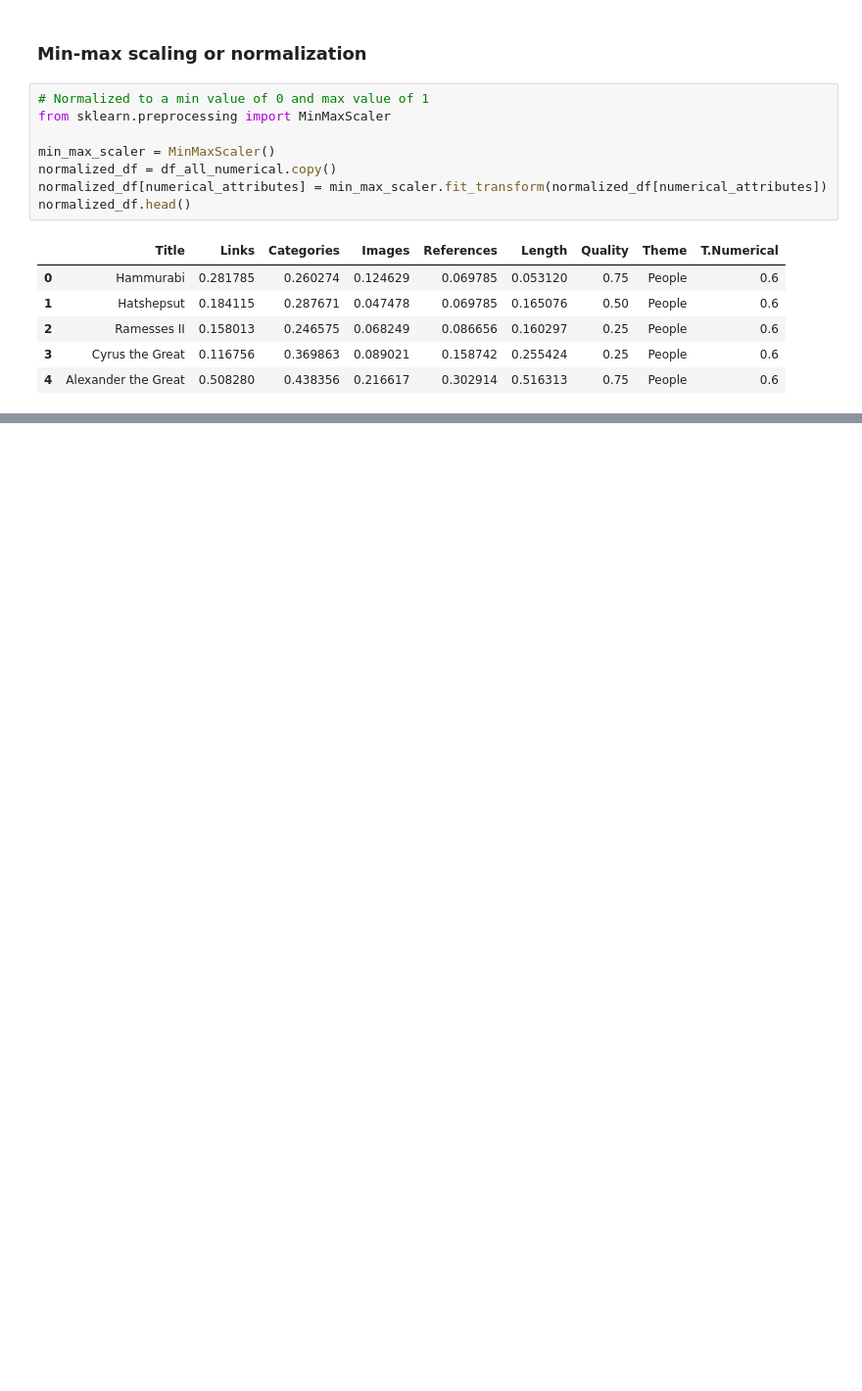
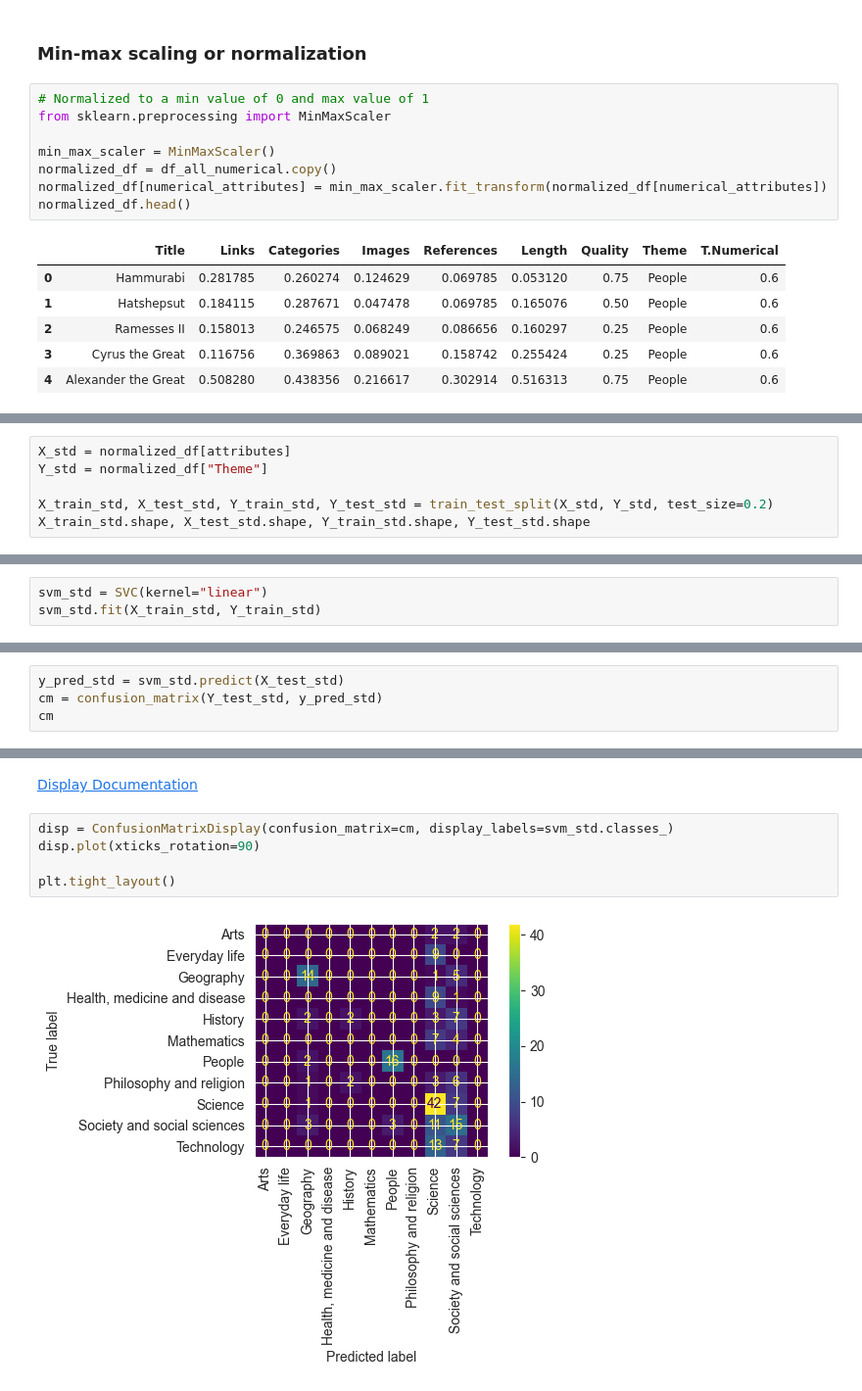
Before and after one commit to csupika/F21DL-Machine-Learning-Portfolio, a Jupyter notebook: lab3.ipynb, the cells around one changed output, grey strips where cells are left out. Shown at 98% size. Drawn from its saved outputs; the diff is of its cells as text; blank space fills up the shorter version.

```diff
--- a/lab3.ipynb
+++ b/lab3.ipynb
@@ -283,0 +318,6 @@ normalized_df.head()
+# %%
+X_std = normalized_df[attributes]
+Y_std = normalized_df["Theme"]
+
+X_train_std, X_test_std, Y_train_std, Y_test_std = train_test_split(X_std, Y_std, test_size=0.2)
+X_train_std.shape, X_test_std.shape, Y_train_std.shape, Y_test_std.shape
@@ -283,0 +381,3 @@ normalized_df.head()
+# %%
+svm_std = SVC(kernel="linear")
+svm_std.fit(X_train_std, Y_train_std)
@@ -283,0 +397,4 @@ normalized_df.head()
+# %%
+y_pred_std = svm_std.predict(X_test_std)
+cm = confusion_matrix(Y_test_std, y_pred_std)
+cm
@@ -283,0 +413,9 @@ normalized_df.head()
+# %% [markdown]
+[Display Documentation](https://scikit-learn.org/stable/modules/generated/sklearn.metrics.ConfusionMatrixDisplay.html#sklearn.metrics.ConfusionMatrixDisplay)
+# %%
+disp = ConfusionMatrixDisplay(confusion_matrix=cm, display_labels=svm_std.classes_)
+disp.plot(xticks_rotation=90)
+
+plt.tight_layout()
+# %% [output]
+[figure, added]
```
Also changed, not shown: parts of 26 cells of this notebook, 1 other file.
